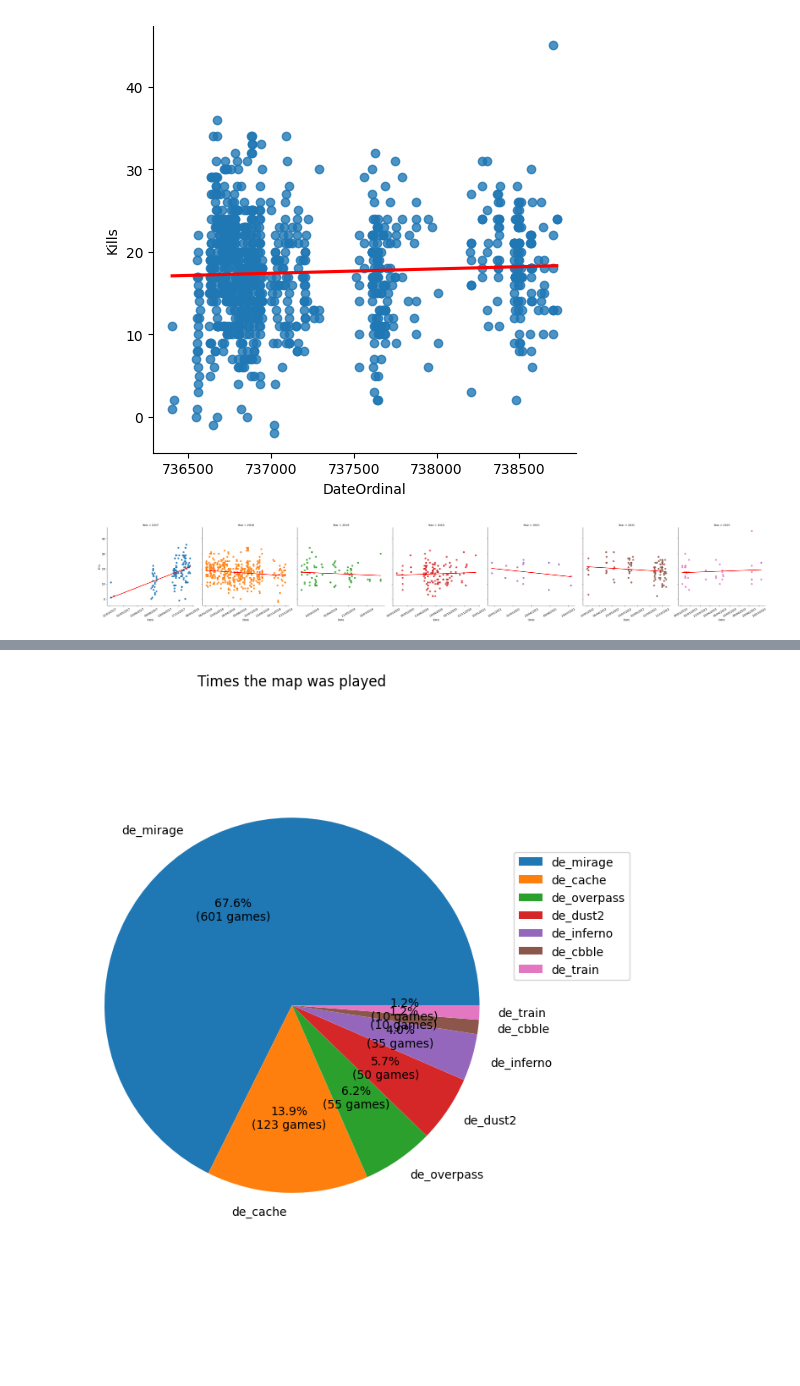
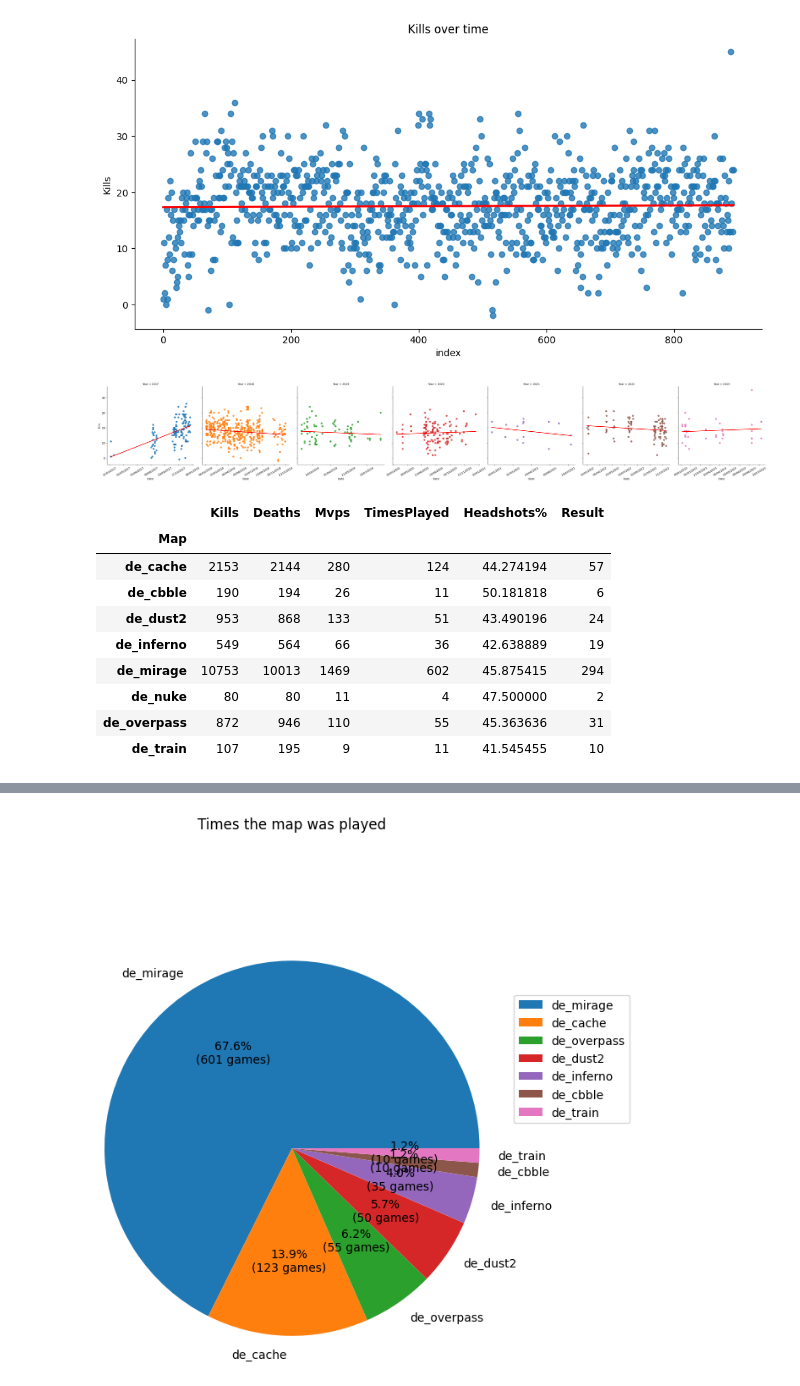
Before and after one commit to Mamin-gamer/Data-collection, a Jupyter notebook: notebooks/MyData.ipynb, the cells around one changed output, grey strips where cells are left out. Drawn from its saved outputs; the diff is of its cells as text; code cells hidden in the pictures; blank space fills up the shorter version.

```diff
--- a/notebooks/MyData.ipynb
+++ b/notebooks/MyData.ipynb
@@ -29,0 +19,2 @@ DF_others = DF_all.query("PlayerId != @FACEIT_PLAYERID")
+# %%
+DF_me["index"] = np.arange(len(DF_me))
@@ -30,26 +43,25 @@ DF_others = DF_all.query("PlayerId != @FACEIT_PLAYERID")
 # %%
-# f, ax = plt.subplots(figsize = (10,6))
-
 g = sns.lmplot(
     data=DF_me,
-    x="DateOrdinal",
+    x="index",
     y="Kills",
     ci=0,
     line_kws={"color": "red"},
     facet_kws=dict(sharex=False, sharey=True),
+    aspect=2
 )
 plt.title("Kills over time")
-for ax in g.axes.flat:
-    new_labels = [
-        date.fromordinal(int(item)).strftime("%m/%Y") for item in ax.get_xticks()
-    ]
-    ax.set_xticklabels(new_labels, rotation=30)
-    ax.set_xlabel("Date")
-    ax.set_title("Kills over time")
+# for ax in g.axes.flat:
+#     new_labels = [
+#         date.fromordinal(int(item)).strftime("%m/%Y") for item in ax.get_xticks()
+#     ]
+#     ax.set_xticklabels(new_labels, rotation=30)
+#     ax.set_xlabel("Date")
+#     ax.set_title("Kills over time")
 
 plt.show()
 # %% [output]
-[figure, old version]
+[figure, new version]
 # %%
 g = sns.lmplot(
     data=DF_me,
@@ -88,3 +100,16 @@ Maps = (
     )
     .rename({"Map": "TimesPlayed"}, axis=1)
 )
+# %%
+Maps
+# %% [output]
+|  | Kills | Deaths | Mvps | TimesPlayed | Headshots% | Result |
+| Map |  |  |  |  |  |  |
+| de_cache | 2153 | 2144 | 280 | 124 | 44.274194 | 57 |
+| de_cbble | 190 | 194 | 26 | 11 | 50.181818 | 6 |
+| de_dust2 | 953 | 868 | 133 | 51 | 43.490196 | 24 |
+| de_inferno | 549 | 564 | 66 | 36 | 42.638889 | 19 |
+| de_mirage | 10753 | 10013 | 1469 | 602 | 45.875415 | 294 |
+| de_nuke | 80 | 80 | 11 | 4 | 47.500000 | 2 |
+| de_overpass | 872 | 946 | 110 | 55 | 45.363636 | 31 |
+| de_train | 107 | 195 | 9 | 11 | 41.545455 | 10 |
```
Also changed, not shown: parts of 15 cells of this notebook, 1 other file.
